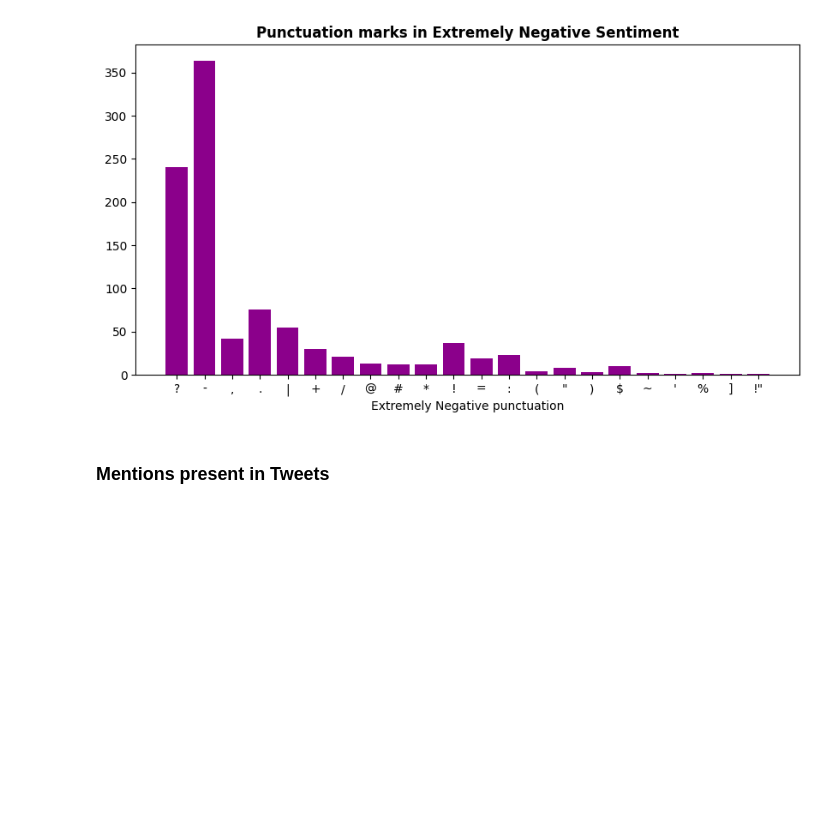
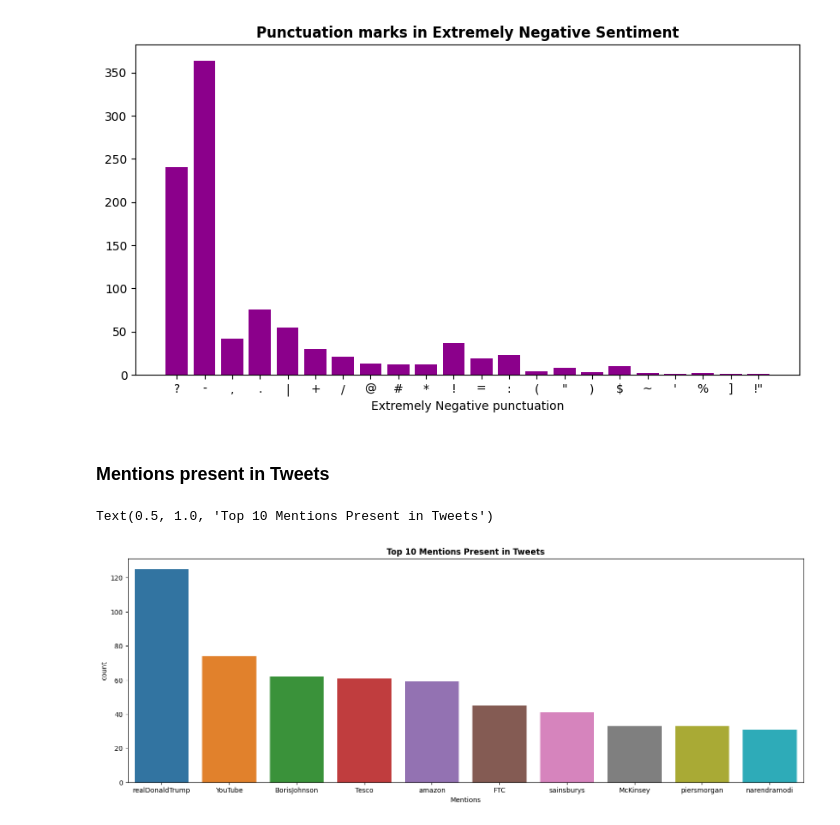
Before and after one commit to SachinYallapurkar/Coronavirus_Tweet_Sentiment_Analysis, a Jupyter notebook: Untitled15.ipynb, the cells around one changed output. Cells and saved outputs as stored; diff of their text form; code cells hidden in the pictures; blank space fills up the shorter version.

```diff
--- a/Untitled15.ipynb
+++ b/Untitled15.ipynb
@@ -591,3 +591,20 @@ plt.show()
 [figure]
 # %% [markdown]
 ### **Mentions present in Tweets**
+# %%
+# Finding the different mentions present in tweets with having mentions using @
+def mentions(text):
+    line=re.findall(r'(?<=@)\w+',text)
+    return " ".join(line)
+tt_df['mentions']=tt_df['text'].apply(lambda x:mentions(x))
+
+temp=tt_df['mentions'].value_counts()[:][1:11]
+temp =temp.to_frame().reset_index().rename(columns={'index':'Mentions','mentions':'count'})
+
+# Plot No - 15
+# Ploting the bar plot
+sns.barplot(x="Mentions",y="count", data = temp)
+plt.title("Top 10 Mentions Present in Tweets", fontweight='bold')
+# %% [output]
+Text(0.5, 1.0, 'Top 10 Mentions Present in Tweets')
+[figure, added]
```
Also changed, not shown: parts of 33 cells of this notebook.
